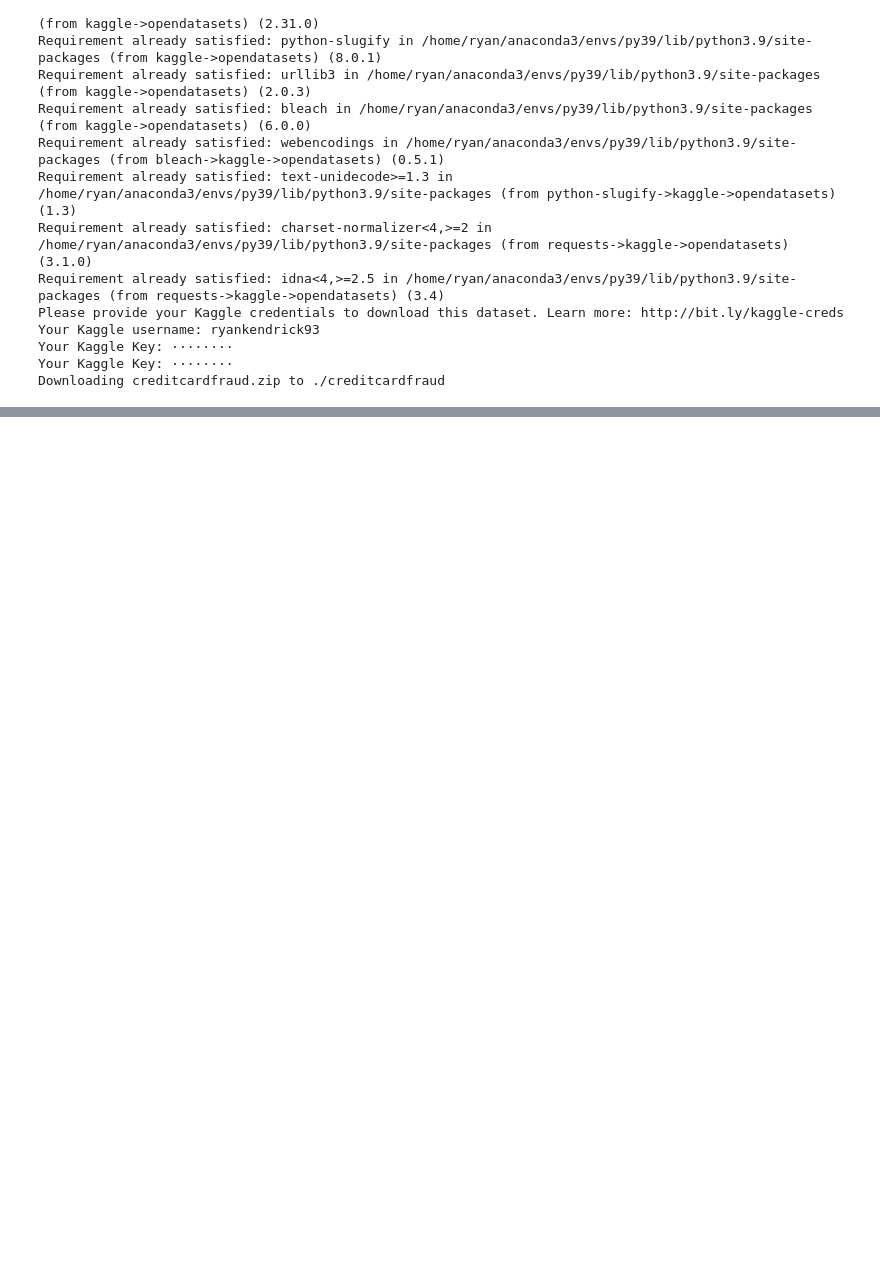
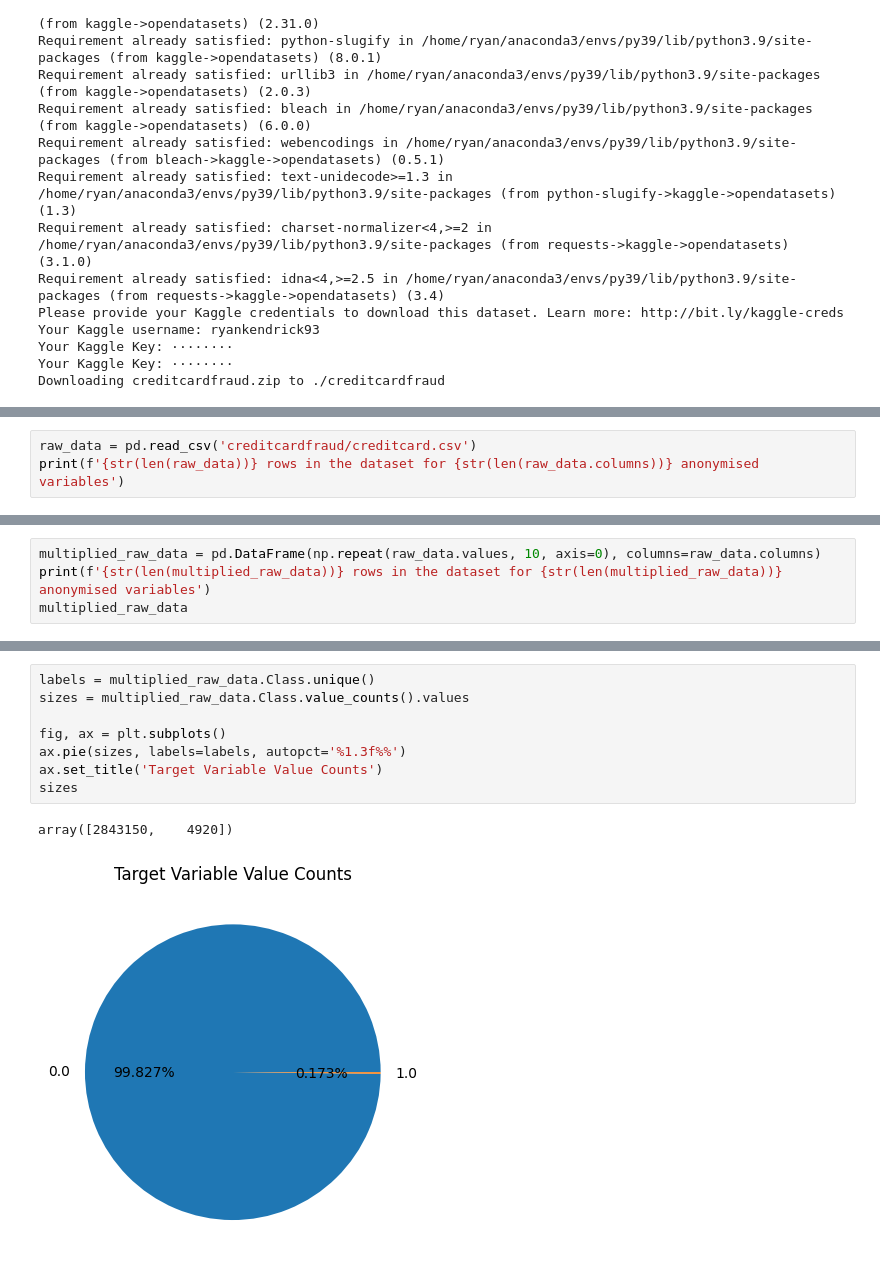
Before and after one commit to Ryan-Kendrick/cc-fraud-detection, a Jupyter notebook: Untitled.ipynb, the cells around one changed output, grey strips where cells are left out. Drawn from its saved outputs; the diff is of its cells as text; blank space fills up the shorter version.

```diff
--- a/Untitled.ipynb
+++ b/Untitled.ipynb
@@ -28,0 +75,3 @@ Downloading creditcardfraud.zip to ./creditcardfraud
+# %%
+raw_data = pd.read_csv('creditcardfraud/creditcard.csv')
+print(f'{str(len(raw_data))} rows in the dataset for {str(len(raw_data.columns))} anonymised variables')
@@ -28,0 +80,4 @@ Downloading creditcardfraud.zip to ./creditcardfraud
+# %%
+multiplied_raw_data = pd.DataFrame(np.repeat(raw_data.values, 10, axis=0), columns=raw_data.columns)
+print(f'{str(len(multiplied_raw_data))} rows in the dataset for {str(len(multiplied_raw_data))} anonymised variables')
+multiplied_raw_data
@@ -28,0 +99,11 @@ Downloading creditcardfraud.zip to ./creditcardfraud
+# %%
+labels = multiplied_raw_data.Class.unique()
+sizes = multiplied_raw_data.Class.value_counts().values
+
+fig, ax = plt.subplots()
+ax.pie(sizes, labels=labels, autopct='%1.3f%%')
+ax.set_title('Target Variable Value Counts')
+sizes
+# %% [output]
+array([2843150,    4920])
+[figure, added]
```
Also changed, not shown: parts of 16 cells of this notebook.
